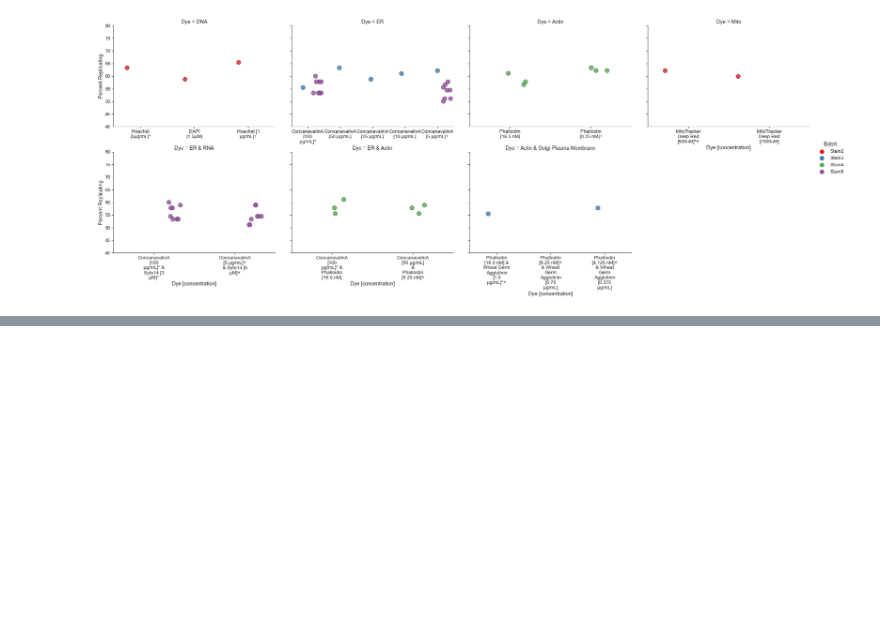
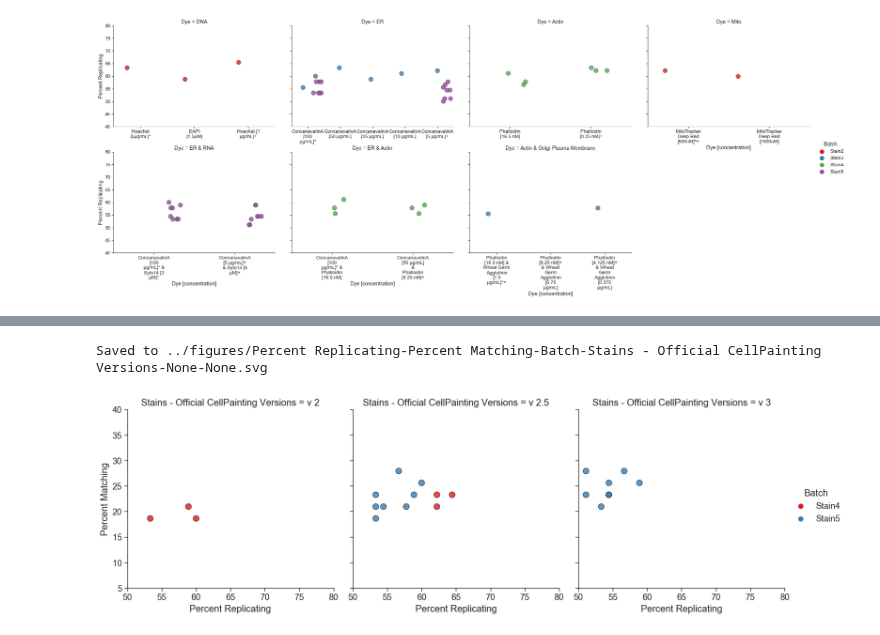
Before and after one commit to carpenter-singh-lab/2023_Cimini_NatureProtocols, a Jupyter notebook: notebooks/AssessStains.ipynb, the cells around one changed output, grey strips where cells are left out. Drawn from its saved outputs; the diff is of its cells as text; code cells hidden in the pictures; blank space fills up the shorter version.

Commit message:
Stain SVGs

```diff
--- a/notebooks/AssessStains.ipynb
+++ b/notebooks/AssessStains.ipynb
@@ -376,0 +385,9 @@ Saved to ../figures/Dye [concentration]-Batch.png
+# %%
+variable = 'Stains - Official CellPainting Versions'
+# %%
+plate_df = pandas.read_csv(f'checkpoint_csvs/AssessStains-OfficialVersions.csv')
+# %%
+plot_two_comparisons(df=plate_df,hue='Batch',col=variable)
+# %% [output]
+Saved to ../figures/Percent Replicating-Percent Matching-Batch-Stains - Official CellPainting Versions-None-None.svg
+[figure, added]
```
Also changed, not shown: parts of 8 cells of this notebook, 8 other files.
